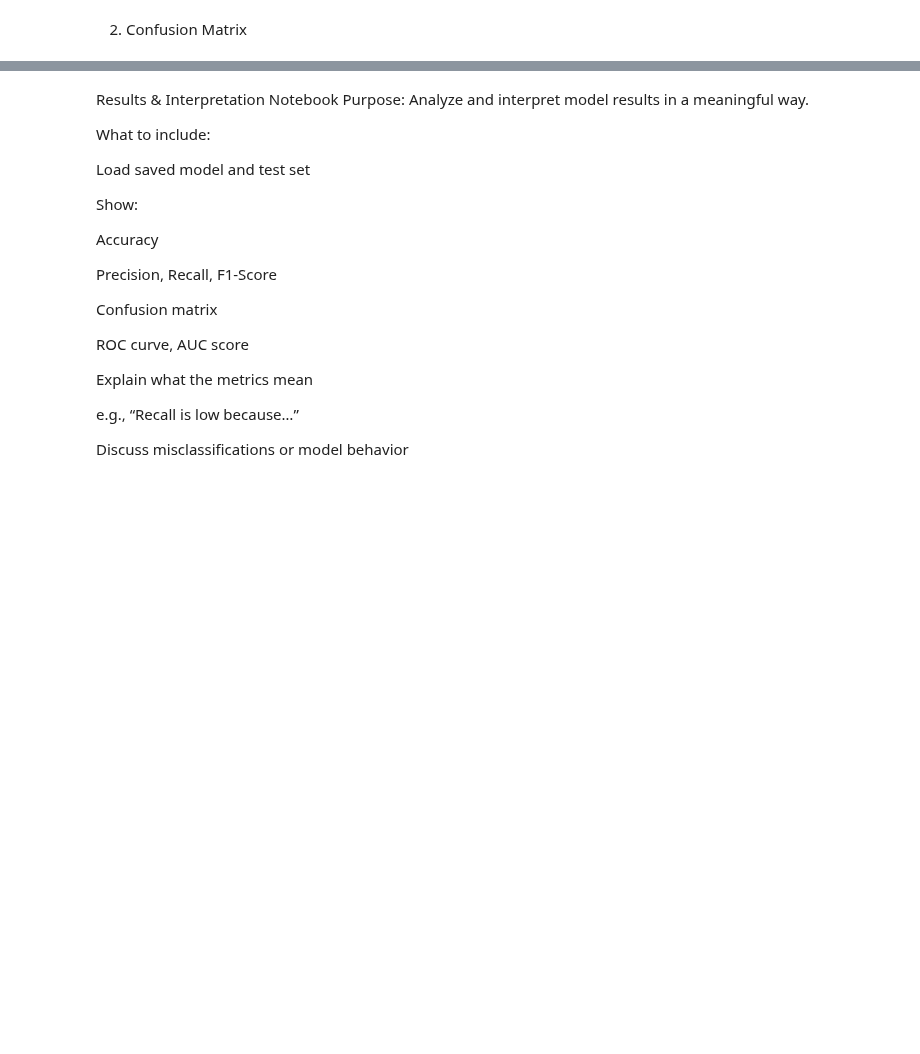
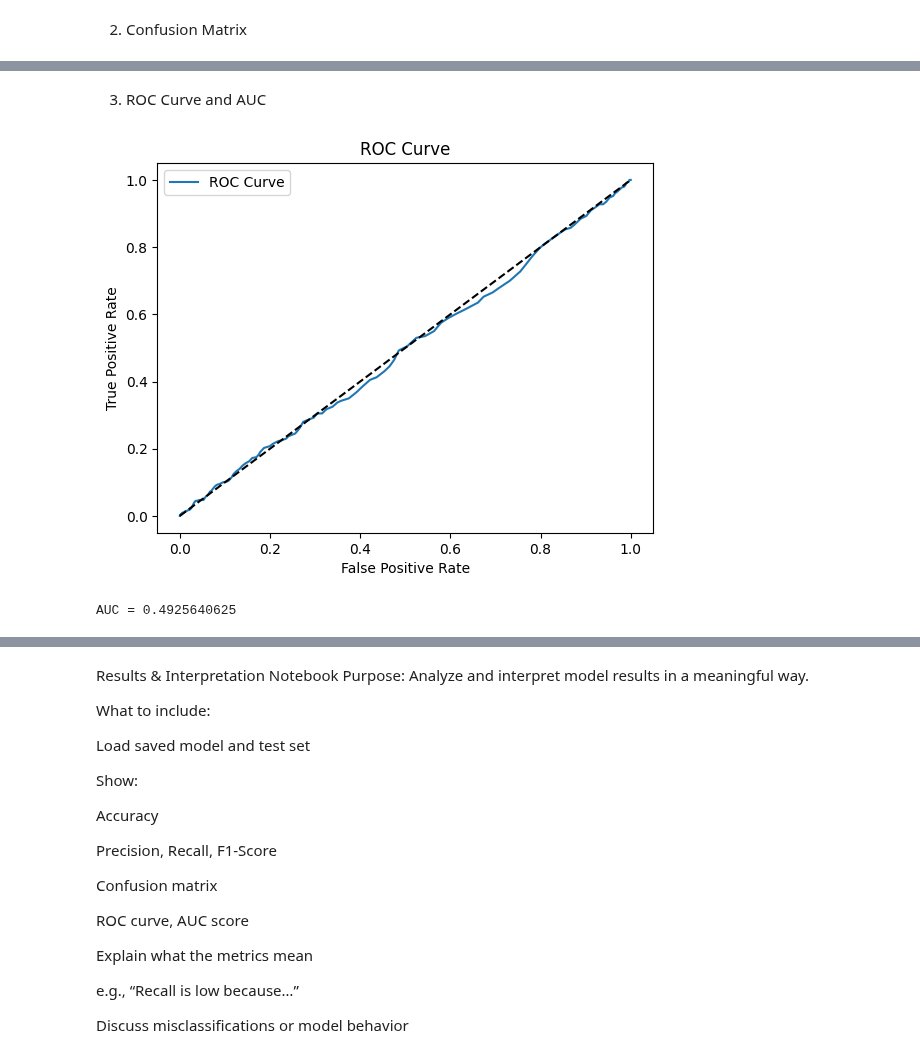
Before and after one commit to Markus8888888/heart-disease-prediction, a Jupyter notebook: notebooks/4_results_and_interpretation.ipynb, the cells around one changed output, grey strips where cells are left out. Saved outputs shown, nothing was run; the diff lists cells and outputs as text; code cells hidden in the pictures; blank space fills up the shorter version.

```diff
--- a/notebooks/4_results_and_interpretation.ipynb
+++ b/notebooks/4_results_and_interpretation.ipynb
@@ -54,0 +73,21 @@ ConfusionMatrixDisplay.from_estimator(best_rf, x_test, y_test, display_labels=["
+# %% [markdown]
+3. ROC Curve and AUC
+# %%
+y_proba = best_rf.predict_proba(x_test)[:, 1]
+
+# Get list of false positive rates (fpr), true positive rates (tpr) and AUC score
+fpr, tpr, threshold = roc_curve(y_test, y_proba)
+auc_score = roc_auc_score(y_test, y_proba)
+
+plt.plot(fpr, tpr, label = "ROC Curve")
+plt.plot([0, 1], [0, 1], "k--")
+plt.xlabel("False Positive Rate")
+plt.ylabel("True Positive Rate")
+plt.title("ROC Curve")
+plt.legend()
+plt.show()
+
+print(f"AUC = {auc_score}")
+# %% [output]
+[figure, added]
+AUC = 0.4925640625
```
Also changed, not shown: parts of 8 cells of this notebook.
